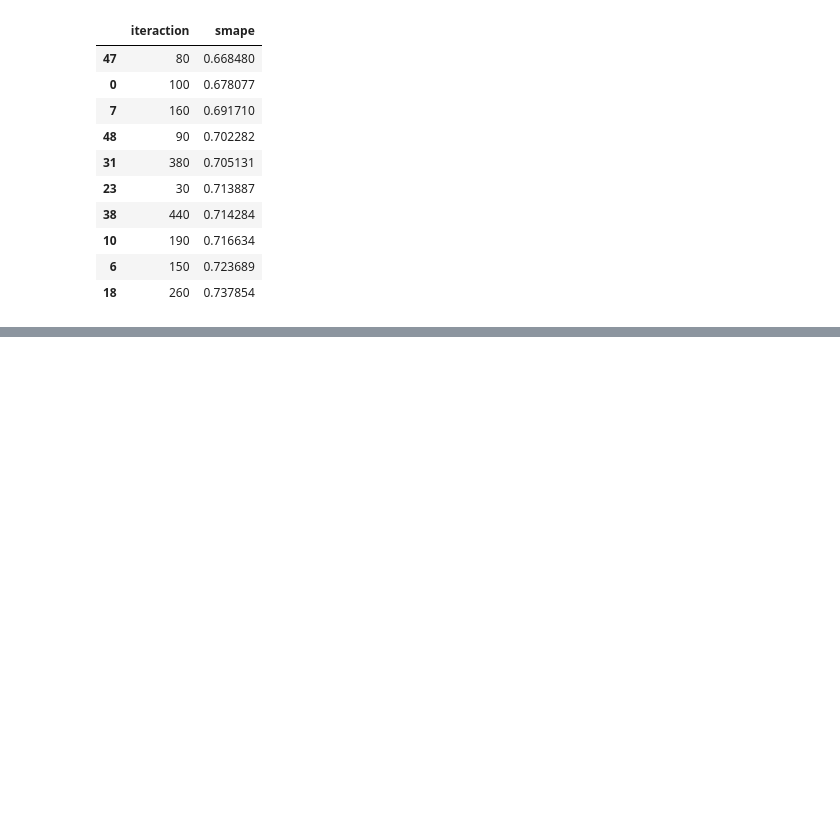
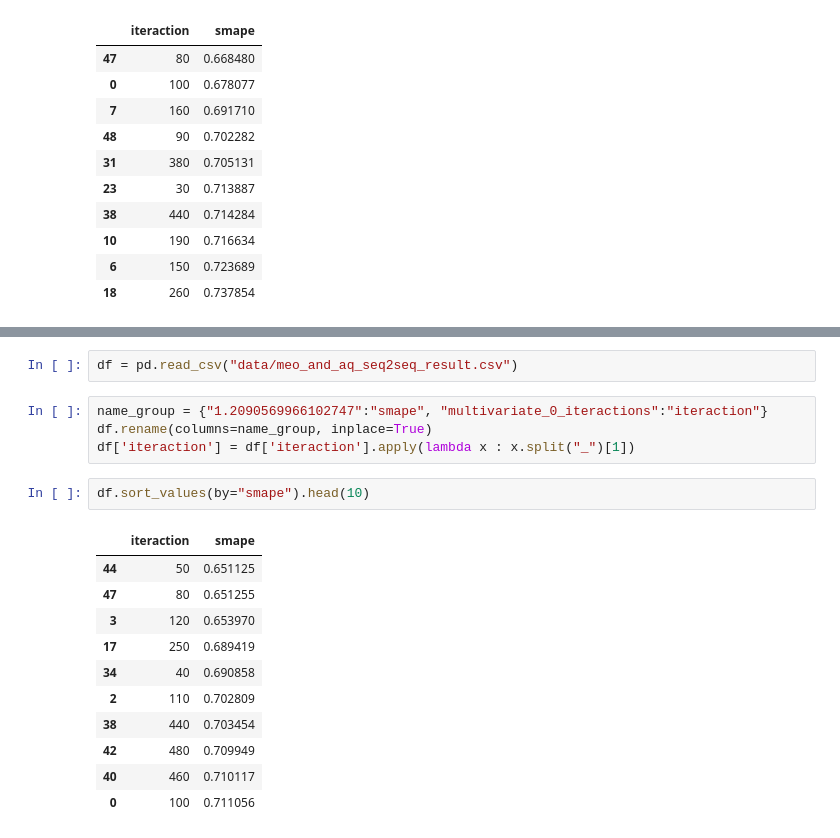
Before and after one commit to txytju/air-quality-prediction, a Jupyter notebook: hyper_parameters_tuning.ipynb, the cells around one changed output, grey strips where cells are left out. Drawn from its saved outputs; the diff is of its cells as text; blank space fills up the shorter version.

```diff
--- a/hyper_parameters_tuning.ipynb
+++ b/hyper_parameters_tuning.ipynb
@@ -58,0 +68,20 @@ df.sort_values(by="smape").head(10)
+# %%
+df = pd.read_csv("data/meo_and_aq_seq2seq_result.csv")
+# %%
+name_group = {"1.2090569966102747":"smape", "multivariate_0_iteractions":"iteraction"}
+df.rename(columns=name_group, inplace=True)
+df['iteraction'] = df['iteraction'].apply(lambda x : x.split("_")[1])
+# %%
+df.sort_values(by="smape").head(10)
+# %% [output]
+|  | iteraction | smape |
+| 44 | 50 | 0.651125 |
+| 47 | 80 | 0.651255 |
+| 3 | 120 | 0.653970 |
+| 17 | 250 | 0.689419 |
+| 34 | 40 | 0.690858 |
+| 2 | 110 | 0.702809 |
+| 38 | 440 | 0.703454 |
+| 42 | 480 | 0.709949 |
+| 40 | 460 | 0.710117 |
+| 0 | 100 | 0.711056 |
```
Also changed, not shown: parts of 3 cells of this notebook, 2 other files.
